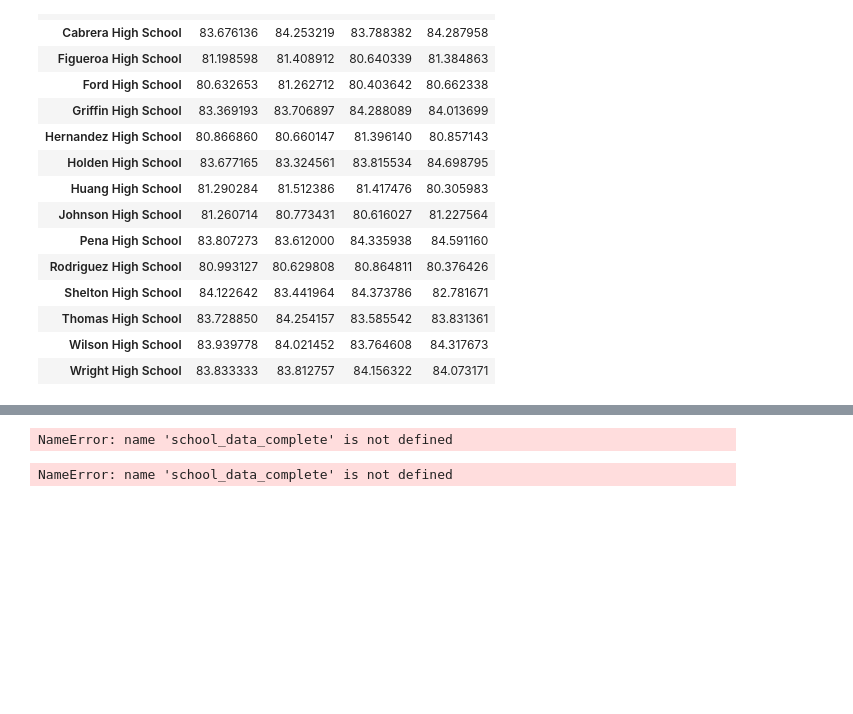
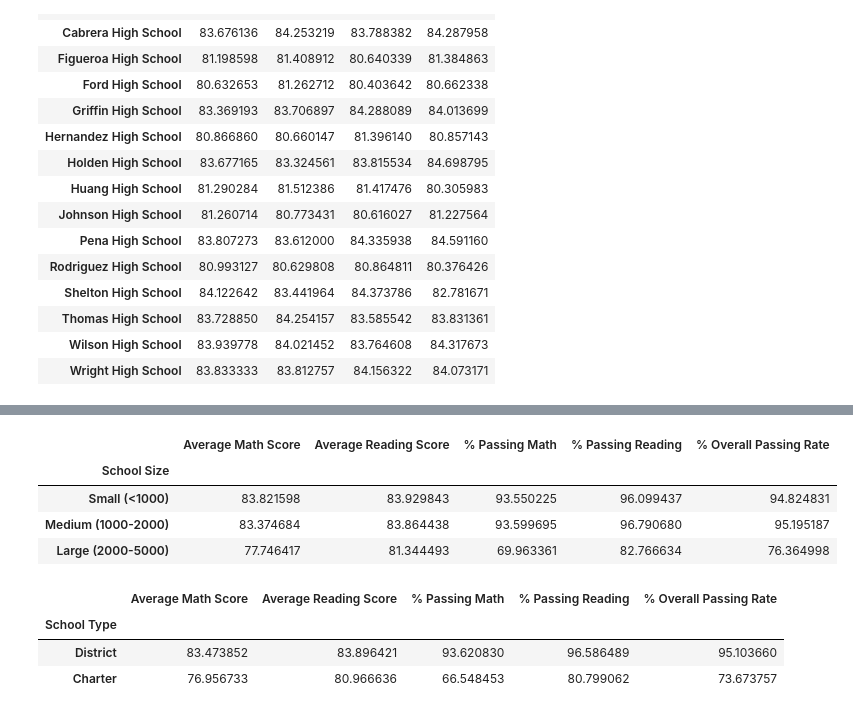
Before and after one commit to zovel/academyofpy, a Jupyter notebook: Academy of Py Code.ipynb, the cells around one changed output, grey strips where cells are left out. Drawn from its saved outputs; the diff is of its cells as text; code cells hidden in the pictures; blank space fills up the shorter version.

```diff
--- a/Academy of Py Code.ipynb
+++ b/Academy of Py Code.ipynb
@@ -341,35 +346,39 @@ overall=(percent_math+percent_reading)/2
 
 #General Data Frame
 general_df=pd.DataFrame({"Size": total_students,
                         "Average Math Score": average_math_score,
                         "Average Reading Score": average_reading_score,
                         "% Passing Math": percent_math,
                         "% Passing Reading": percent_reading,
                         "% Overall Passing Rate": overall})
 
 #min and max for binning
 #print(general_df["Size"].min())
 #print(general_df["Size"].max())
 #results= 427-4976
 
 #create bins
 size_bins = [0, 1000, 2000, 5000]
 group_names = ["Small (<1000)", "Medium (1000-2000)", "Large (2000-5000)"]
 
 #slice data and place into bins
 pd.cut(general_df["Size"], size_bins, labels=group_names)
 
 #add new group to df
 general_df["School Size"]=pd.cut(general_df["Size"], size_bins, labels=group_names)
 
 #drop extraneous columns
 del general_df["Size"]
 
 #group by
-general_df=general_df.groupby("School Size").count()
+general_df=general_df.groupby("School Size").mean()
 general_df
 # %% [output]
-NameError: name 'school_data_complete' is not defined
+|  | Average Math Score | Average Reading Score | % Passing Math | % Passing Reading | % Overall Passing Rate |
+| School Size |  |  |  |  |  |
+| Small (<1000) | 83.821598 | 83.929843 | 93.550225 | 96.099437 | 94.824831 |
+| Medium (1000-2000) | 83.374684 | 83.864438 | 93.599695 | 96.790680 | 95.195187 |
+| Large (2000-5000) | 77.746417 | 81.344493 | 69.963361 | 82.766634 | 76.364998 |
 # %%
 #Scores by School Type
 #School Type
@@ -424,7 +433,10 @@ general_df.head()
 #drop extraneous columns
 del general_df["Type"]
 
-general_df=general_df.groupby("School Type").count()
+general_df=general_df.groupby("School Type").mean()
 general_df
 # %% [output]
-NameError: name 'school_data_complete' is not defined
+|  | Average Math Score | Average Reading Score | % Passing Math | % Passing Reading | % Overall Passing Rate |
+| School Type |  |  |  |  |  |
+| District | 83.473852 | 83.896421 | 93.620830 | 96.586489 | 95.103660 |
+| Charter | 76.956733 | 80.966636 | 66.548453 | 80.799062 | 73.673757 |
```
Also changed, not shown: parts of 1 cell of this notebook.
